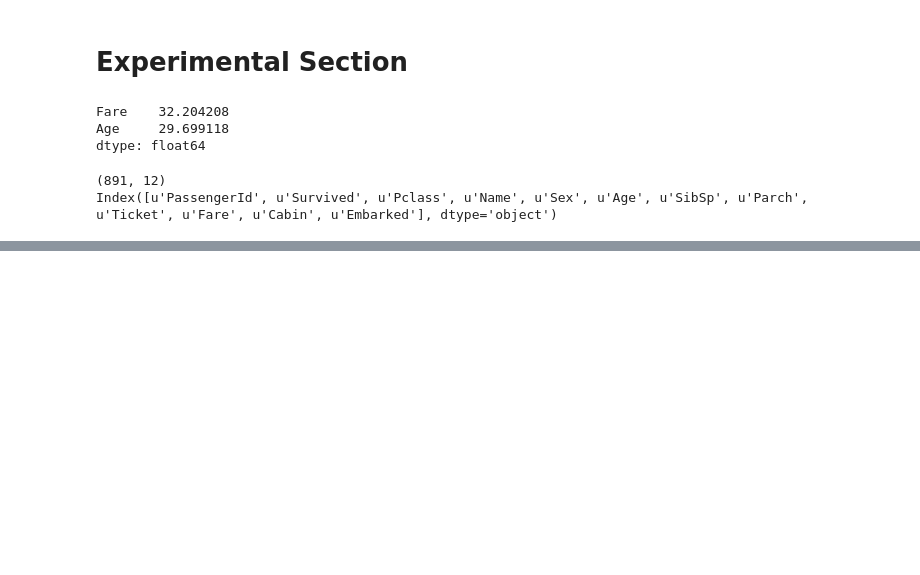
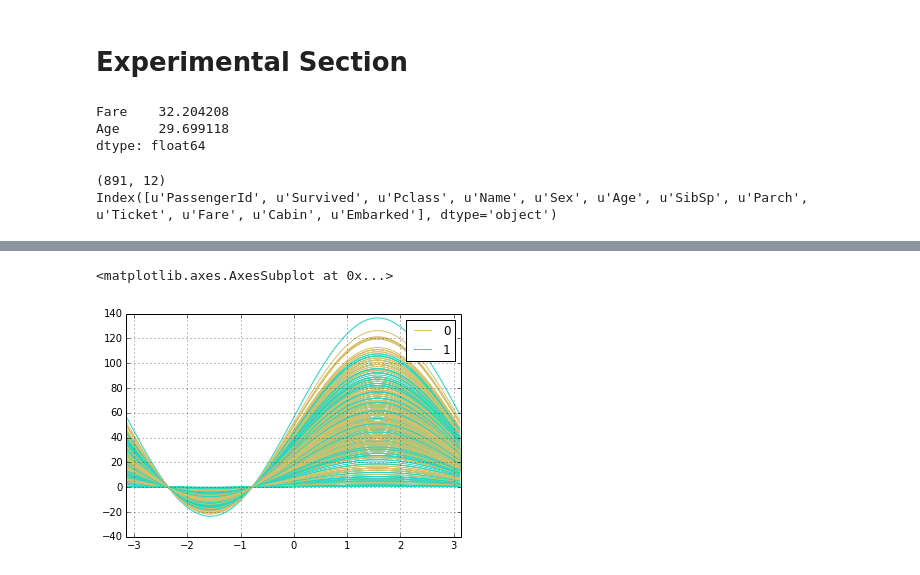
Before and after one commit to ericandbeethoven/datascience-adventures, a Jupyter notebook: udacity/titanic/titanic.ipynb, the cells around one changed output, grey strips where cells are left out. Saved outputs shown, nothing was run; the diff lists cells and outputs as text; code cells hidden in the pictures; blank space fills up the shorter version.

```diff
--- a/udacity/titanic/titanic.ipynb
+++ b/udacity/titanic/titanic.ipynb
@@ -273,0 +300,7 @@ print "Error: %d%%" % (float(survived_actual - survived_predicted)/survived_actu
+# %%
+from pandas.tools.plotting import andrews_curves
+
+andrews_curves(df[['Survived','Age']], 'Survived')
+# %% [output]
+<matplotlib.axes.AxesSubplot at 0x...>
+[figure, added]
```
Also changed, not shown: parts of 13 cells of this notebook, 2 other files.
